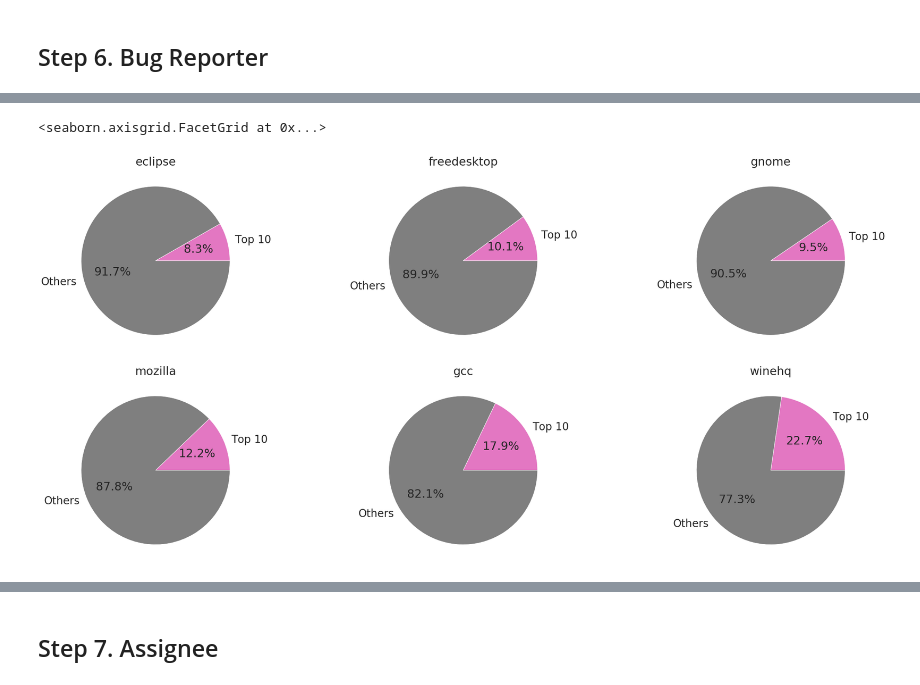
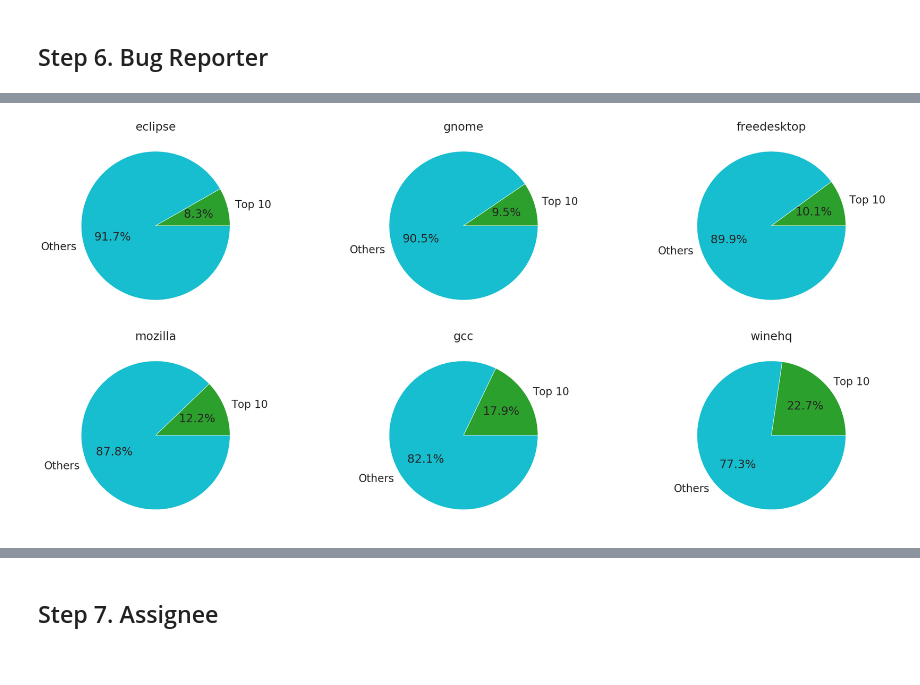
Before and after one commit to gomesluiz/my-doctorate, a Jupyter notebook: projects/long-lived-bug-prediction/notebooks/20191004_long_lived_prediction_rq2_data_analysis.ipynb, the cells around one changed output, grey strips where cells are left out. Cells and saved outputs as stored; diff of their text form; code cells hidden in the pictures.

```diff
--- a/projects/long-lived-bug-prediction/notebooks/20191004_long_lived_prediction_rq2_data_analysis.ipynb
+++ b/projects/long-lived-bug-prediction/notebooks/20191004_long_lived_prediction_rq2_data_analysis.ipynb
@@ -242,30 +227,39 @@ g.set(ylim=(0, 10000))
 # %%
-def plot_pie(v, l, color=None):
-    plt.pie(v, labels=l.values, autopct='%1.1f%%', colors=["tab:pink", "tab:gray"])
+def plot_top_n_pie(column, n=10):
 
+    def plot_pie(v, l, color=None):
+        plt.pie(v, labels=l.values, autopct='%1.1f%%', colors=["tab:green", "tab:cyan"])
 
-top_10_summary = pd.DataFrame(columns=['project', 'count', 'reporter_category'])
+    top_10_summary = pd.DataFrame(columns=['project', 'count', 'pct', 'category'])
 
-for i in range(6):
-    project = projects[i]
-    all_bugs = bug_reports_all_data.loc[bug_reports_all_data['project']==project]
-    top_10 = all_bugs.groupby('reporter_name')['reporter_name'].agg(['count'])
-    top_10 = top_10.sort_values('count', ascending=False).head(10)
-    top_10_summary.loc[top_10_summary.shape[0]+1] = (project, top_10['count'].sum(), 'Top 10')
-    top_10_summary.loc[top_10_summary.shape[0]+1] = (project, all_bugs['bug_id'].count()-top_10['count'].sum(), 'Others')
-top_10_summary
+    for i in range(6):
+        project = projects[i]
+        all_bugs = bug_reports_all_data.loc[bug_reports_all_data['project']==project]
+        top_10 = all_bugs.groupby(column)[column].agg(['count'])
+        top_10 = top_10.sort_values('count', ascending=False).head(n)
+        top_10_summary.loc[top_10_summary.shape[0]+1] = (project
+                                                         , top_10['count'].sum()
+                                                         , top_10['count'].sum()/all_bugs['bug_id'].count()
+                                                         , f"Top {n}")
+        top_10_summary.loc[top_10_summary.shape[0]+1] = (project
+                                                         , all_bugs['bug_id'].count()-top_10['count'].sum()
+                                                         , (all_bugs['bug_id'].count()-top_10['count'].sum())/all_bugs['bug_id'].count()
+                                                         , 'Others')
 
-# plot pie charts
-sns.set(style="ticks", color_codes=True, font_scale=2.5)
-g = sns.FacetGrid(top_10_summary, col="project", col_wrap=3, height=8
-                  , col_order=projects
+    projects_ordered = top_10_summary.loc[top_10_summary.category==f"Top {n}"].sort_values('pct')['project']
+
+    #plot pie charts
+    sns.set(style="ticks", color_codes=True, font_scale=2.5)
+    g = sns.FacetGrid(top_10_summary, col="project", col_wrap=3, height=8
+                  , col_order=projects_ordered
                   , aspect=1.5)
-g = g.map(plot_pie, "count", "reporter_category" )
-g.set(ylabel="", xlabel="")
-g.set_titles("{col_name}")
+    g = g.map(plot_pie, "count", "category")
+    g.set(ylabel="", xlabel="")
+    g.set_titles("{col_name}")
-# %% [output]
-<seaborn.axisgrid.FacetGrid at 0x...>
-[figure, removed]
+# %%
+plot_top_n_pie('reporter_name', 10)
+# %% [output]
+[figure, added]
 # %%
 def plot_bar (project, column, ax):
     top_10 = bug_reports_all_data.loc[bug_reports_all_data['project']==project]
```
Also changed, not shown: parts of 10 cells of this notebook, 2 other files.
